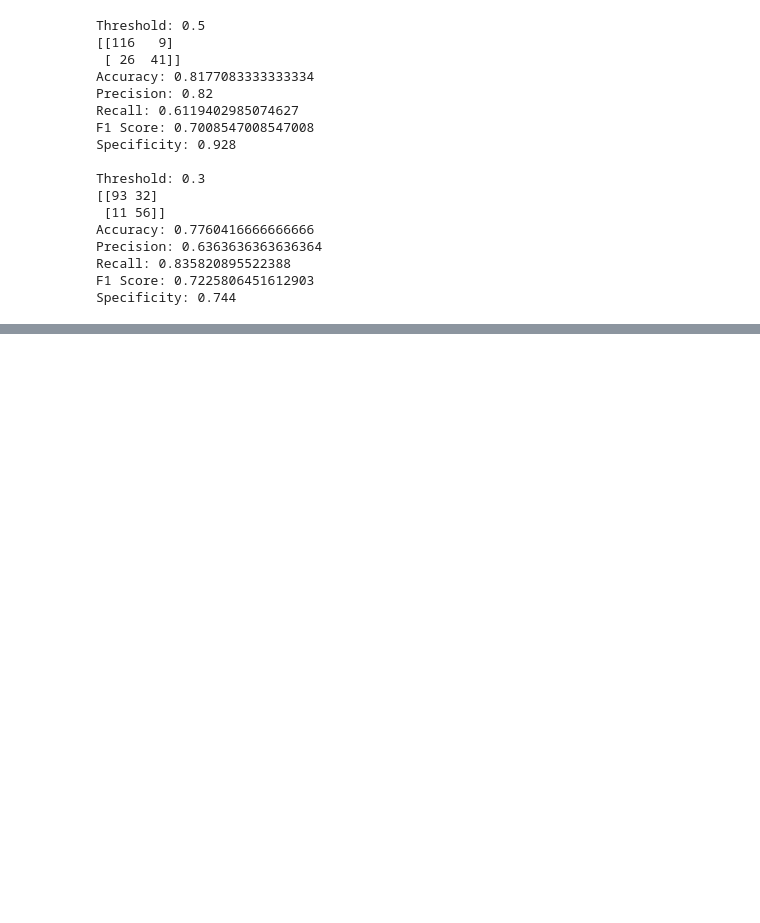
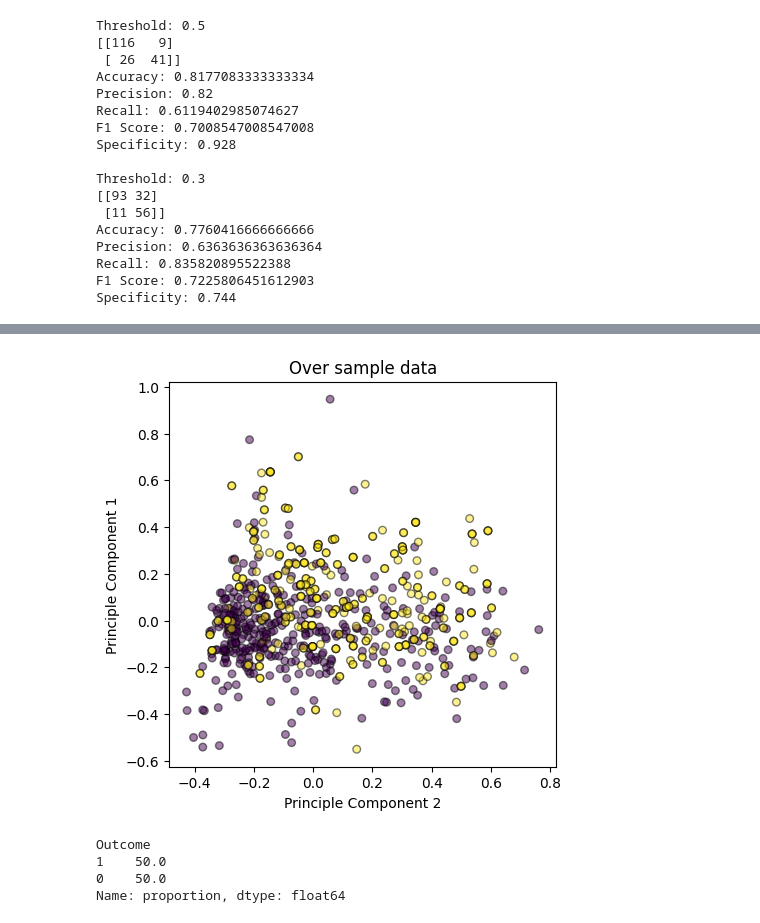
Before and after one commit to rashalismath2/ML, a Jupyter notebook: classification/Logistic regression.ipynb, the cells around one changed output, grey strips where cells are left out. Drawn from its saved outputs; the diff is of its cells as text; code cells hidden in the pictures; blank space fills up the shorter version.

```diff
--- a/classification/Logistic regression.ipynb
+++ b/classification/Logistic regression.ipynb
@@ -285,0 +337,9 @@ Specificity: 0.744
+# %%
+# Perform random oversampling
+ros = RandomOverSampler(random_state=0)
+X_train_ros, y_train_ros = ros.fit_resample(X_train_pca, y_train)
+# %%
+fig,ax = plt.subplots(figsize=(5, 5))
+plot_data(X_train_ros, y_train_ros, ax, title='Over sample data')
+# %% [output]
+[figure, added]
@@ -285,0 +351,7 @@ Specificity: 0.744
+# %%
+y_train_resampled.value_counts(normalize=True) * 100
+# %% [output]
+Outcome
+1    50.0
+0    50.0
+Name: proportion, dtype: float64
```
Also changed, not shown: parts of 30 cells of this notebook, 1 other file.
